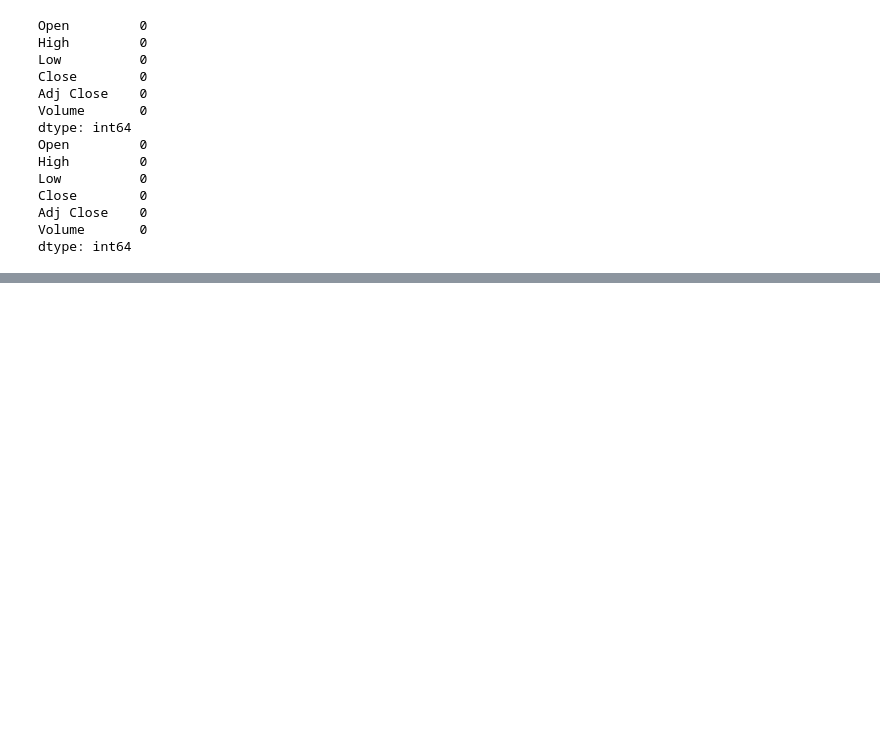
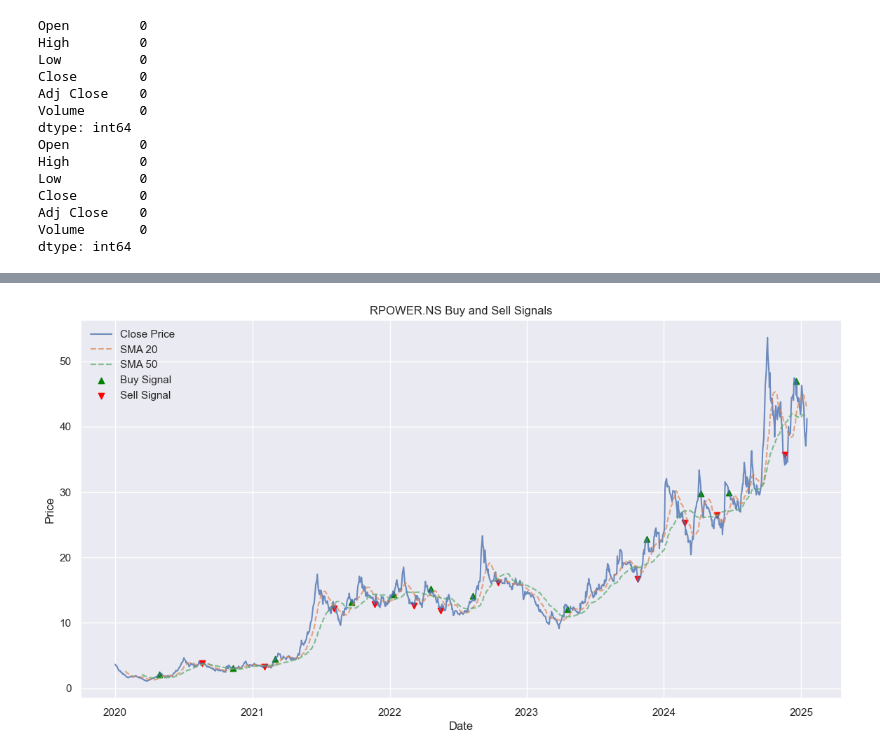
Before and after one commit to MohitFating/Company-Projects, a Jupyter notebook: Algorithmic Trading/Stock Analysis.ipynb, the cells around one changed output, grey strips where cells are left out. Saved outputs shown, nothing was run; the diff lists cells and outputs as text; code cells hidden in the pictures; blank space fills up the shorter version.

```diff
--- a/Algorithmic Trading/Stock Analysis.ipynb
+++ b/Algorithmic Trading/Stock Analysis.ipynb
@@ -104,3 +110,31 @@ plt.show()
+# %%
+# Buy signal: SMA 20 crosses above SMA 50
+data['Buy_Signal'] = (data['SMA_20'] > data['SMA_50']) & (data['SMA_20'].shift(1) <= data['SMA_50'].shift(1))
+
+# Sell signal: SMA 20 crosses below SMA 50
+data['Sell_Signal'] = (data['SMA_20'] < data['SMA_50']) & (data['SMA_20'].shift(1) >= data['SMA_50'].shift(1))
+# %%
+# Ensure columns exist
+if 'Buy_Signal' not in data.columns or 'Sell_Signal' not in data.columns:
+    print("Buy_Signal or Sell_Signal not found. Ensure the columns are created.")
+
+# Plotting buy and sell signals
+plt.figure(figsize=(14, 7))
+plt.plot(data['Close'], label='Close Price', alpha=0.8)
+plt.plot(data['SMA_20'], label='SMA 20', linestyle='--', alpha=0.7)
+plt.plot(data['SMA_50'], label='SMA 50', linestyle='--', alpha=0.7)
+
+# Highlight buy and sell points
+plt.scatter(data.index[data['Buy_Signal']], data['Close'][data['Buy_Signal']], label='Buy Signal', marker='^', color='green', alpha=1)
+plt.scatter(data.index[data['Sell_Signal']], data['Close'][data['Sell_Signal']], label='Sell Signal', marker='v', color='red', alpha=1)
+
+plt.title(f"{stock_symbol} Buy and Sell Signals")
+plt.xlabel("Date")
+plt.ylabel("Price")
+plt.legend()
+plt.show()
+# %% [output]
+[figure, added]
 # %%
 # Save the dataset
 data.to_csv(f"{stock_symbol}_preprocessed.csv", index=True)
```
Also changed, not shown: parts of 5 cells of this notebook, 3 other files.
